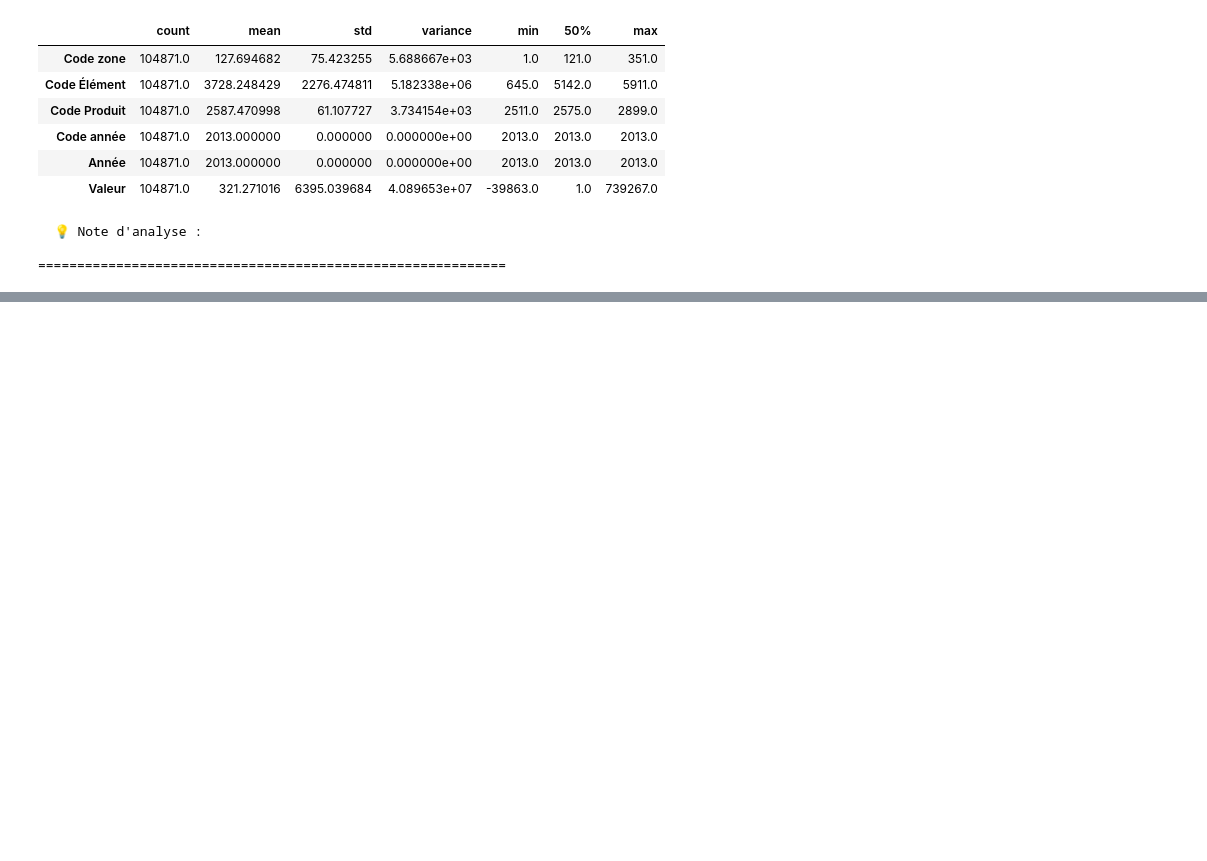
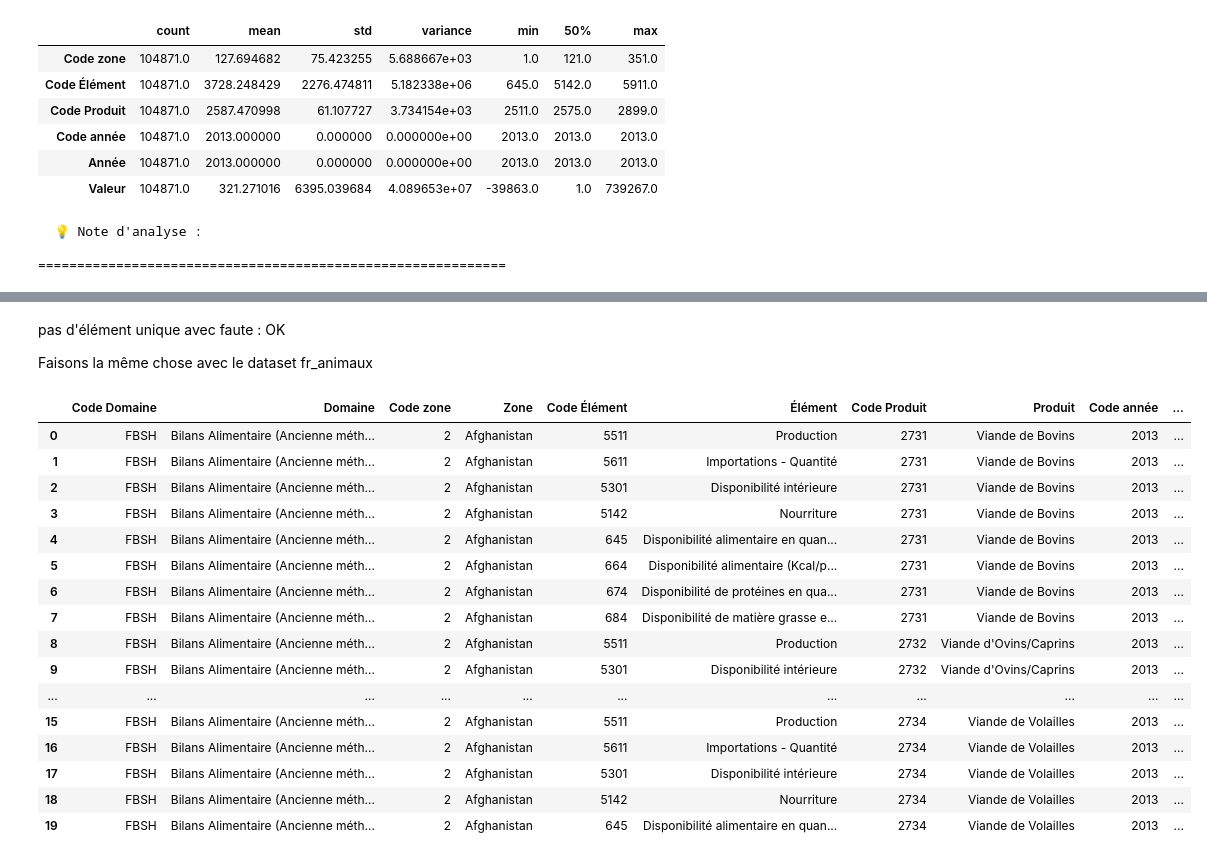
Before and after one commit to SIMPLON-DIST-Data-Analyst-211541/FAO_Analysis_Johan, a Jupyter notebook: src/notebook.ipynb, the cells around one changed output, grey strips where cells are left out. Cells and saved outputs as stored; diff of their text form; code cells hidden in the pictures; blank space fills up the shorter version.

```diff
--- a/notebook.ipynb
+++ b/src/notebook.ipynb
@@ -499,0 +573,24 @@ fr_vegetaux contient des nombres négatifs dans la colonne 'valeur', il faut s'a
+# %% [markdown]
+pas d'élément unique avec faute : OK
+
+Faisons la même chose avec le dataset fr_animaux
+# %%
+all_dataframes['fr_animaux'][(all_dataframes['fr_vegetaux']['Code zone'] == 2)].head(20)
+# %% [output]
+|  | Code Domaine | Domaine | Code zone | Zone | Code Élément | Élément | Code Produit | Produit | Code année | ... |
+| 0 | FBSH | Bilans Alimentaire (Ancienne méth... | 2 | Afghanistan | 5511 | Production | 2731 | Viande de Bovins | 2013 | ... |
+| 1 | FBSH | Bilans Alimentaire (Ancienne méth... | 2 | Afghanistan | 5611 | Importations - Quantité | 2731 | Viande de Bovins | 2013 | ... |
+| 2 | FBSH | Bilans Alimentaire (Ancienne méth... | 2 | Afghanistan | 5301 | Disponibilité intérieure | 2731 | Viande de Bovins | 2013 | ... |
+| 3 | FBSH | Bilans Alimentaire (Ancienne méth... | 2 | Afghanistan | 5142 | Nourriture | 2731 | Viande de Bovins | 2013 | ... |
+| 4 | FBSH | Bilans Alimentaire (Ancienne méth... | 2 | Afghanistan | 645 | Disponibilité alimentaire en quan... | 2731 | Viande de Bovins | 2013 | ... |
+| 5 | FBSH | Bilans Alimentaire (Ancienne méth... | 2 | Afghanistan | 664 | Disponibilité alimentaire (Kcal/p... | 2731 | Viande de Bovins | 2013 | ... |
+| 6 | FBSH | Bilans Alimentaire (Ancienne méth... | 2 | Afghanistan | 674 | Disponibilité de protéines en qua... | 2731 | Viande de Bovins | 2013 | ... |
+| 7 | FBSH | Bilans Alimentaire (Ancienne méth... | 2 | Afghanistan | 684 | Disponibilité de matière grasse e... | 2731 | Viande de Bovins | 2013 | ... |
+| 8 | FBSH | Bilans Alimentaire (Ancienne méth... | 2 | Afghanistan | 5511 | Production | 2732 | Viande d'Ovins/Caprins | 2013 | ... |
+| 9 | FBSH | Bilans Alimentaire (Ancienne méth... | 2 | Afghanistan | 5301 | Disponibilité intérieure | 2732 | Viande d'Ovins/Caprins | 2013 | ... |
+| ... | ... | ... | ... | ... | ... | ... | ... | ... | ... | ... |
+| 15 | FBSH | Bilans Alimentaire (Ancienne méth... | 2 | Afghanistan | 5511 | Production | 2734 | Viande de Volailles | 2013 | ... |
+| 16 | FBSH | Bilans Alimentaire (Ancienne méth... | 2 | Afghanistan | 5611 | Importations - Quantité | 2734 | Viande de Volailles | 2013 | ... |
+| 17 | FBSH | Bilans Alimentaire (Ancienne méth... | 2 | Afghanistan | 5301 | Disponibilité intérieure | 2734 | Viande de Volailles | 2013 | ... |
+| 18 | FBSH | Bilans Alimentaire (Ancienne méth... | 2 | Afghanistan | 5142 | Nourriture | 2734 | Viande de Volailles | 2013 | ... |
+| 19 | FBSH | Bilans Alimentaire (Ancienne méth... | 2 | Afghanistan | 645 | Disponibilité alimentaire en quan... | 2734 | Viande de Volailles | 2013 | ... |
```
Also changed, not shown: parts of 17 cells of this notebook.
